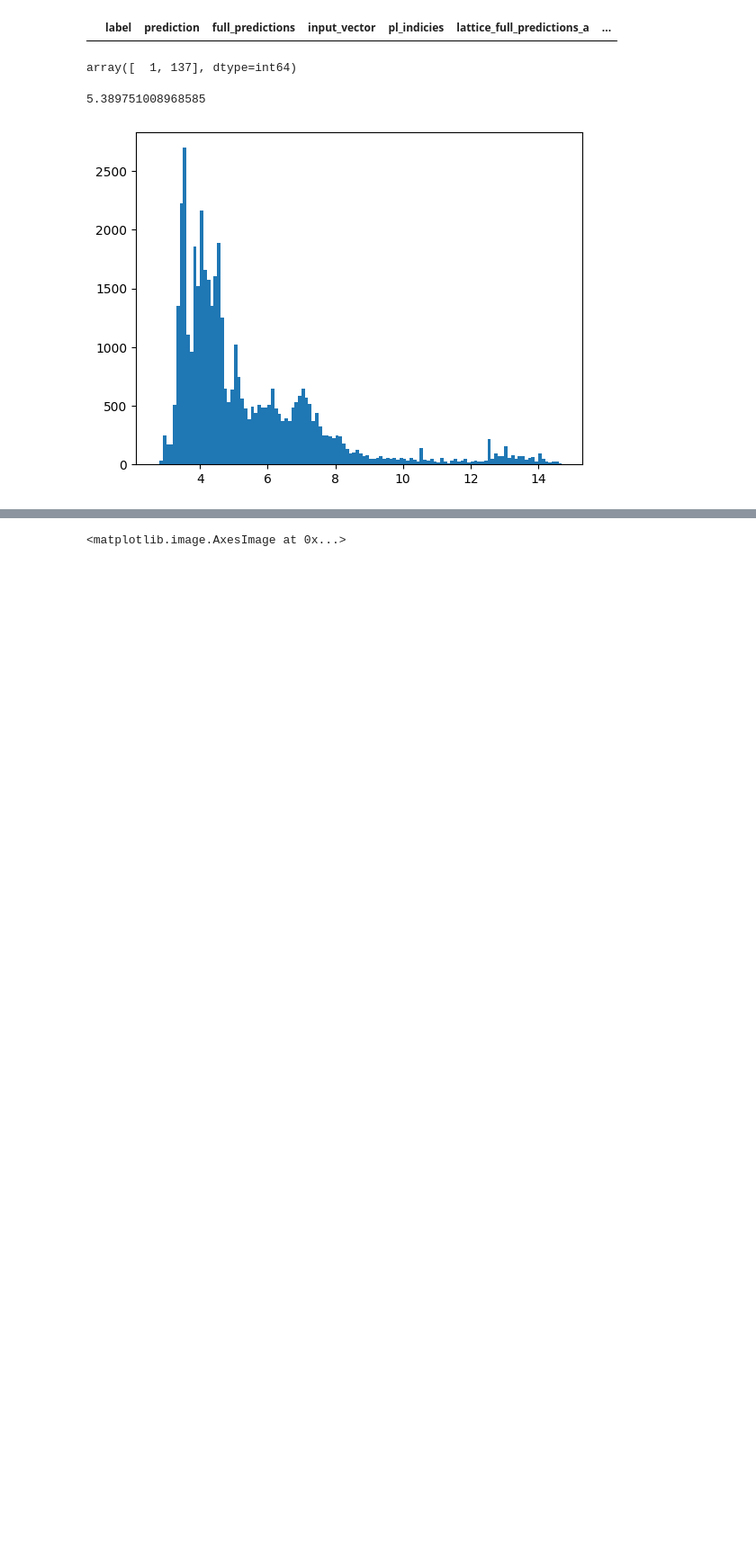
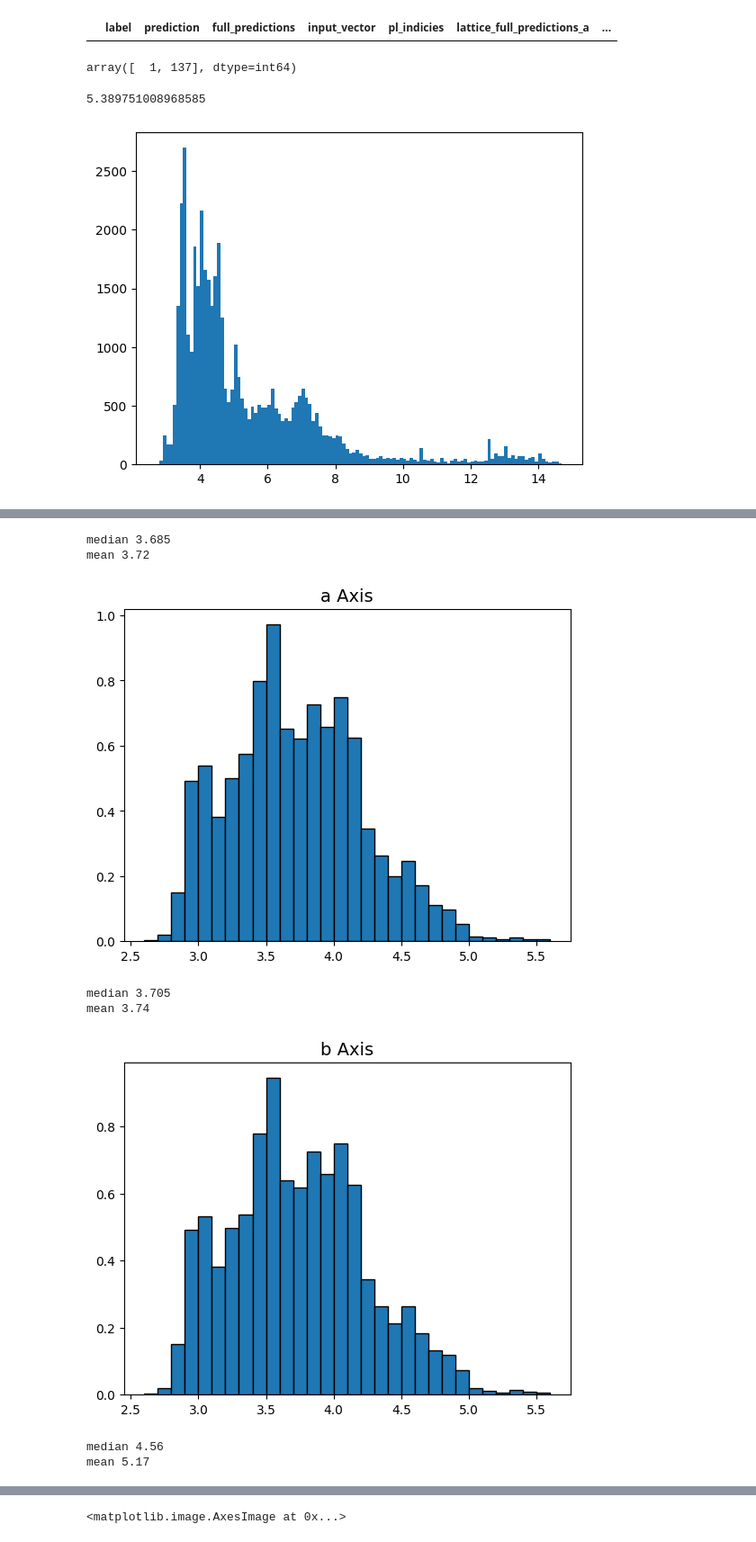
Before and after one commit to smglsn12/EDiffCrystals, a Jupyter notebook: notebooks/Predict_experimental_patterns.ipynb, the cells around one changed output, grey strips where cells are left out. Shown at 90% size. Saved outputs shown, nothing was run; the diff lists cells and outputs as text; code cells hidden in the pictures; blank space fills up the shorter version.

```diff
--- a/notebooks/Predict_experimental_patterns.ipynb
+++ b/notebooks/Predict_experimental_patterns.ipynb
@@ -1554,0 +473,12 @@ temp[0].savefig('test')
+# %%
+diff_analysis.visualize_lattice_distributions(im_shape = (256,256), lattice_params = ['a', 'b', 'c'],
+                                             crystal_systems = ['one'])
+# %% [output]
+median 3.685
+mean 3.72
+[figure, added]
+median 3.705
+mean 3.74
+[figure, added]
+median 4.56
+mean 5.17
```
Also changed, not shown: parts of 85 cells of this notebook.
